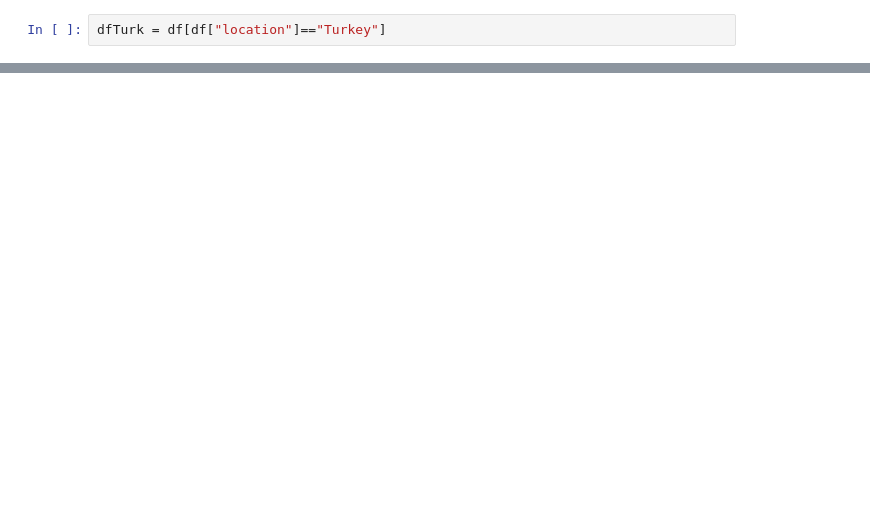
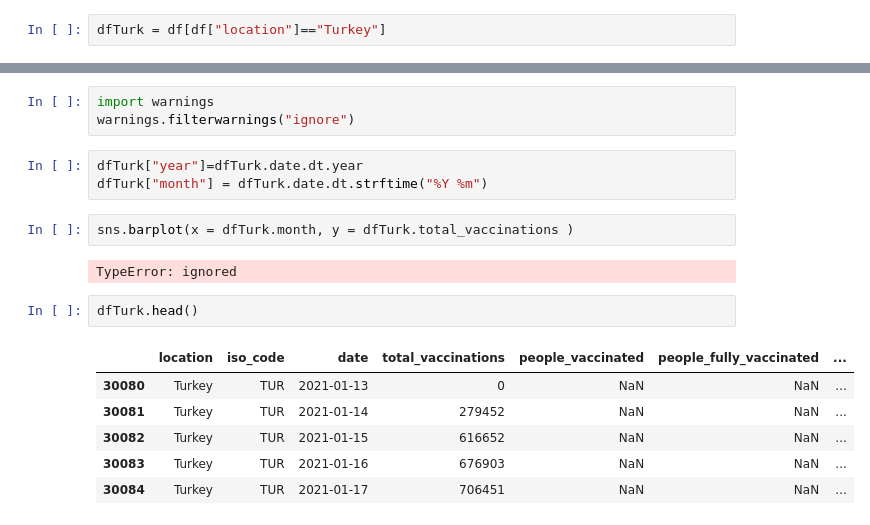
Before and after one commit to mehmetsar/challenges, a Jupyter notebook: CovidTurkey.ipynb, the cells around one changed output, grey strips where cells are left out. Drawn from its saved outputs; the diff is of its cells as text; blank space fills up the shorter version.

```diff
--- a/CovidTurkey.ipynb
+++ b/CovidTurkey.ipynb
@@ -37,0 +50,19 @@ dfTurk = df[df["location"]=="Turkey"]
+# %%
+import warnings
+warnings.filterwarnings("ignore")
+# %%
+dfTurk["year"]=dfTurk.date.dt.year
+dfTurk["month"] = dfTurk.date.dt.strftime("%Y %m")
+# %%
+sns.barplot(x = dfTurk.month, y = dfTurk.total_vaccinations )
+# %% [output]
+TypeError: ignored
+# %%
+dfTurk.head()
+# %% [output]
+|  | location | iso_code | date | total_vaccinations | people_vaccinated | people_fully_vaccinated | ... |
+| 30080 | Turkey | TUR | 2021-01-13 | 0 | NaN | NaN | ... |
+| 30081 | Turkey | TUR | 2021-01-14 | 279452 | NaN | NaN | ... |
+| 30082 | Turkey | TUR | 2021-01-15 | 616652 | NaN | NaN | ... |
+| 30083 | Turkey | TUR | 2021-01-16 | 676903 | NaN | NaN | ... |
+| 30084 | Turkey | TUR | 2021-01-17 | 706451 | NaN | NaN | ... |
```
Also changed, not shown: parts of 4 cells of this notebook.
